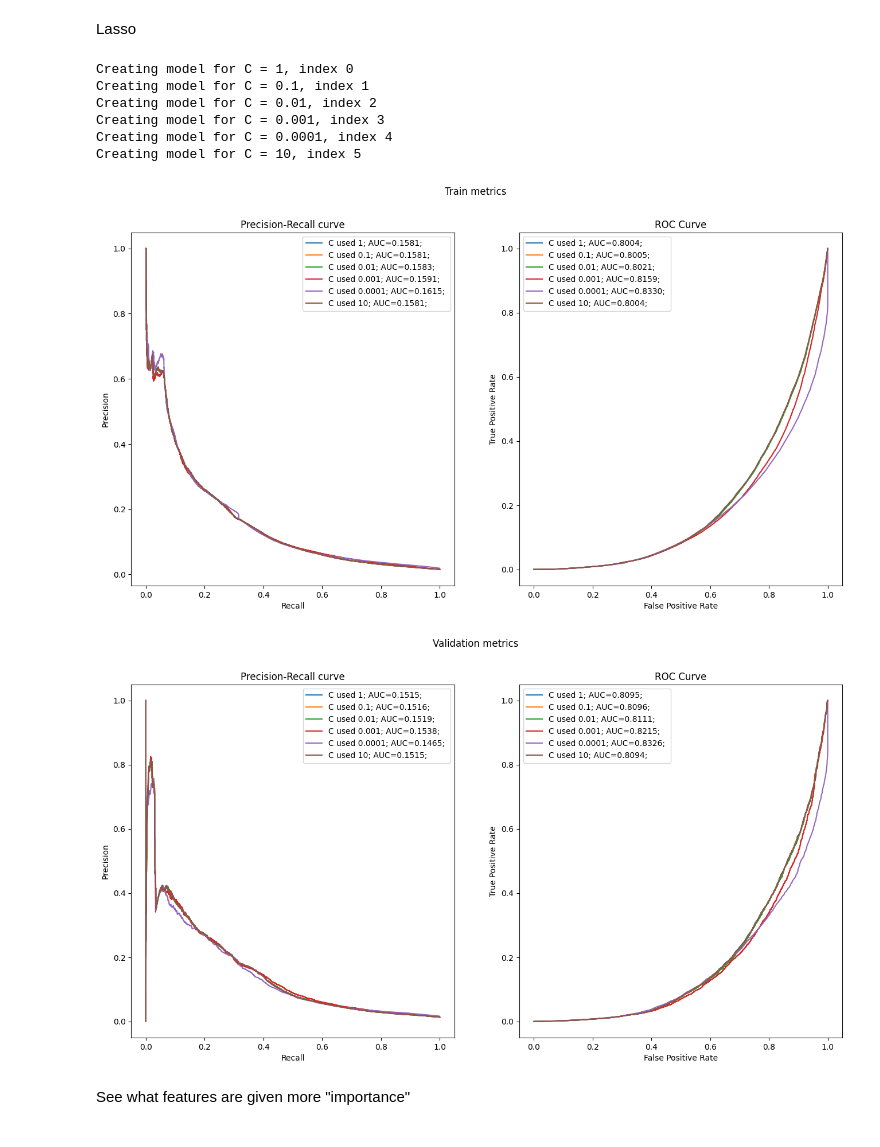
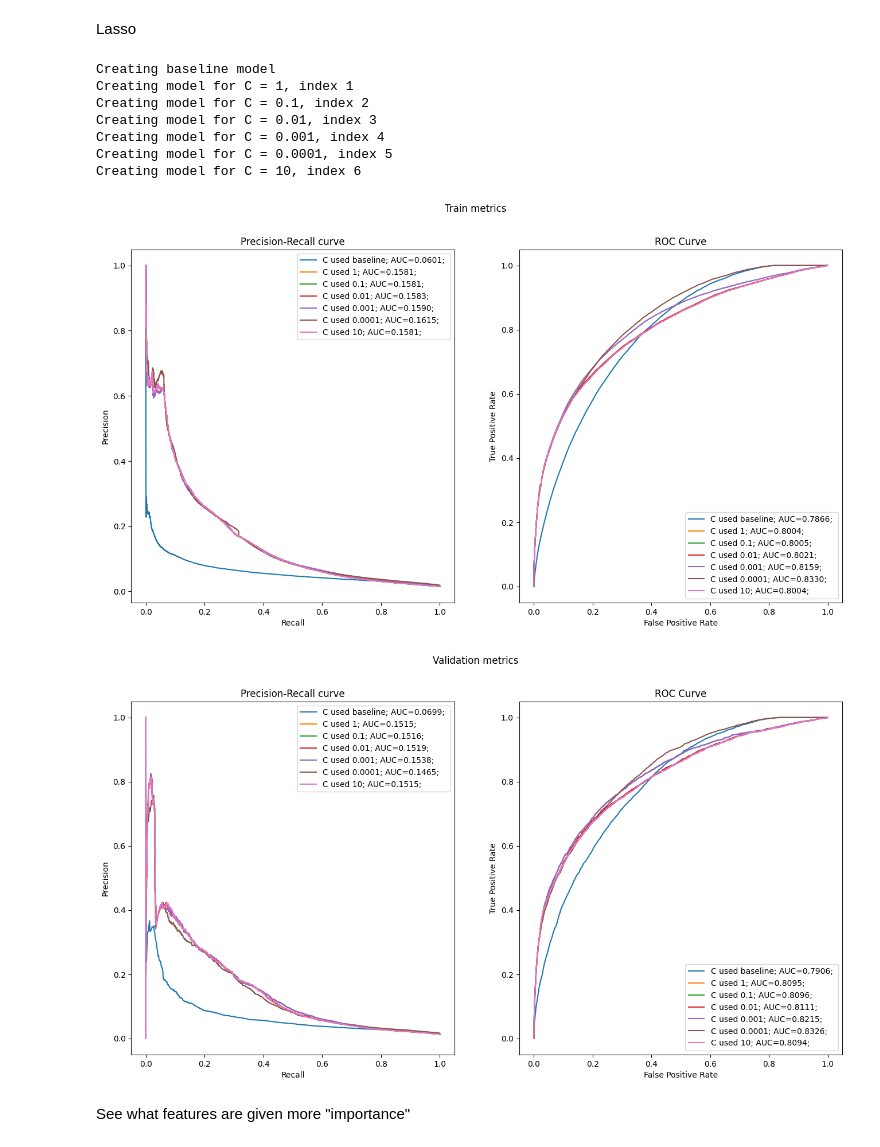
Before and after one commit to TonBorrell/zrive-ds, a Jupyter notebook: src/module_3/push_noti_explore.ipynb, the cells around one changed output. Saved outputs shown, nothing was run; the diff lists cells and outputs as text; code cells hidden in the pictures.

Commit message:
solve comments and fix ROC curves

```diff
--- a/src/module_3/push_noti_explore.ipynb
+++ b/src/module_3/push_noti_explore.ipynb
@@ -156,0 +154,5 @@ We've checked that our models execute, now let's test which parameters fit best
+# %%
+# Baseline will be popularity
+precision, recall, _ = precision_recall_curve(val_y, val_X["global_popularity"])
+pr_display = PrecisionRecallDisplay(precision=precision, recall=recall)
+pr_display.plot()
@@ -173,7 +178,7 @@ def plot_metrics(c:str, y_true: pd.Series, y_pred: pd.Series, figure:tuple[matpl
     ax[0].set_title("Precision-Recall curve")
     ax[0].legend()
 
-    ax[1].plot(tpr, fpr, label=f"C used {c}; AUC={roc_auc:.4f}; {lgd_msg}")
+    ax[1].plot(fpr, tpr, label=f"C used {c}; AUC={roc_auc:.4f}; {lgd_msg}")
     ax[1].set_xlabel("False Positive Rate")
     ax[1].set_ylabel("True Positive Rate")
     ax[1].set_title("ROC Curve")
@@ -181,7 +186,7 @@ def plot_metrics(c:str, y_true: pd.Series, y_pred: pd.Series, figure:tuple[matpl
 # %% [markdown]
 Ridge
 # %%
-cs = [1, 0.1, 1e-2, 1e-3, 1e-4, 10]
+cs = ["baseline", 1, 0.1, 1e-2, 1e-3, 1e-4, 10]
 fig1, axs1 = plt.subplots(1, 2, figsize=(16, 8))
 fig1.suptitle("Train metrics")
 fig2, axs2 = plt.subplots(1, 2, figsize=(16, 8))
@@ -189,11 +194,16 @@ fig2.suptitle("Validation metrics")
 
 
 for index, c in enumerate(cs):
-    print(f"Creating model for C = {c}, index {index}")
-    pipe = make_pipeline(StandardScaler(), LogisticRegression(penalty='l2', C=c, solver="saga"))
-    pipe.fit(train_X, train_y.values.ravel())
-    train_y_pred = pipe.predict_proba(train_X)[:, 1]
-    val_y_pred = pipe.predict_proba(val_X)[:, 1]
+    if c == "baseline":
+        print("Creating baseline model")
+        train_y_pred = train_X["global_popularity"]
+        val_y_pred = val_X["global_popularity"]
+    else:
+        print(f"Creating model for C = {c}, index {index}")
+        pipe = make_pipeline(StandardScaler(), LogisticRegression(penalty='l2', C=c, solver="saga"))
+        pipe.fit(train_X, train_y.values.ravel())
+        train_y_pred = pipe.predict_proba(train_X)[:, 1]
+        val_y_pred = pipe.predict_proba(val_X)[:, 1]
     plot_metrics(c, train_y, train_y_pred, (fig1, axs1))
     plot_metrics(c, val_y, val_y_pred, (fig2, axs2))
 # %% [output]
@@ -208,30 +219,36 @@ Creating model for C = 10, index 5
 # %% [markdown]
 Lasso
 # %%
-cs = [1, 0.1, 1e-2, 1e-3, 1e-4, 10]
+cs = ["baseline", 1, 0.1, 1e-2, 1e-3, 1e-4, 10]
 fig1, axs1 = plt.subplots(1, 2, figsize=(16, 8))
 fig1.suptitle("Train metrics")
 fig2, axs2 = plt.subplots(1, 2, figsize=(16, 8))
 fig2.suptitle("Validation metrics")
 
 
 for index, c in enumerate(cs):
-    print(f"Creating model for C = {c}, index {index}")
-    pipe = make_pipeline(StandardScaler(), LogisticRegression(penalty='l1', C=c, solver="saga"))
-    pipe.fit(train_X, train_y.values.ravel())
-    train_y_pred = pipe.predict_proba(train_X)[:, 1]
-    val_y_pred = pipe.predict_proba(val_X)[:, 1]
+    if c == "baseline":
+        print("Creating baseline model")
+        train_y_pred = train_X["global_popularity"]
+        val_y_pred = val_X["global_popularity"]
+    else:
+        print(f"Creating model for C = {c}, index {index}")
+        pipe = make_pipeline(StandardScaler(), LogisticRegression(penalty='l1', C=c, solver="saga"))
+        pipe.fit(train_X, train_y.values.ravel())
+        train_y_pred = pipe.predict_proba(train_X)[:, 1]
+        val_y_pred = pipe.predict_proba(val_X)[:, 1]
     plot_metrics(c, train_y, train_y_pred, (fig1, axs1))
     plot_metrics(c, val_y, val_y_pred, (fig2, axs2))
 # %% [output]
-Creating model for C = 1, index 0
-Creating model for C = 0.1, index 1
-Creating model for C = 0.01, index 2
-Creating model for C = 0.001, index 3
-Creating model for C = 0.0001, index 4
-Creating model for C = 10, index 5
+Creating baseline model
+Creating model for C = 1, index 1
+Creating model for C = 0.1, index 2
+Creating model for C = 0.01, index 3
+Creating model for C = 0.001, index 4
+Creating model for C = 0.0001, index 5
+Creating model for C = 10, index 6
-[figure, old version]
+[figure, new version]
-[figure, old version]
+[figure, new version]
 # %% [markdown]
 See what features are given more "importance"
 # %%
```
Also changed, not shown: parts of 10 cells of this notebook, 13 other files.
